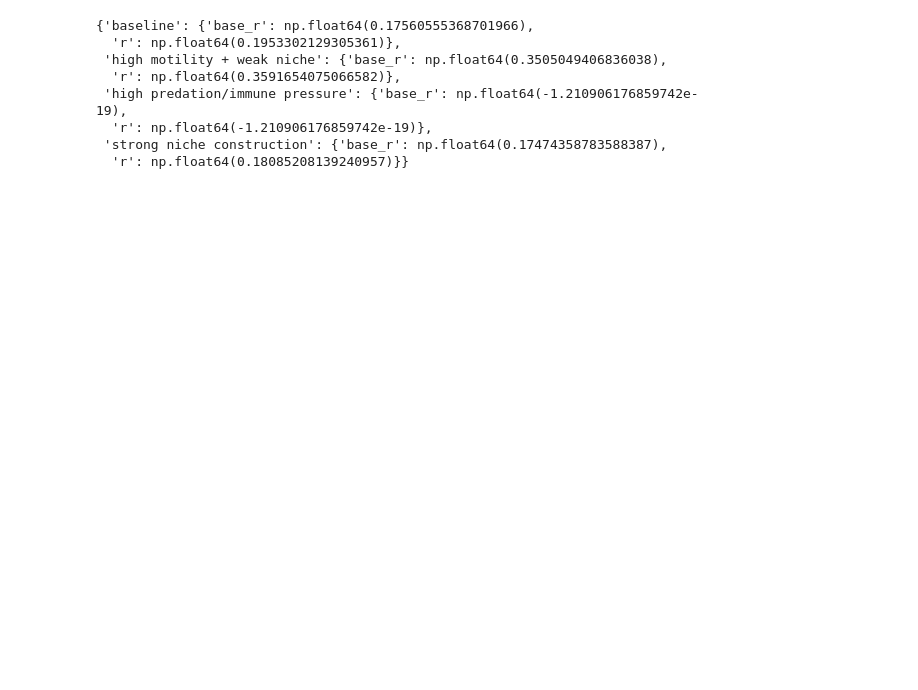
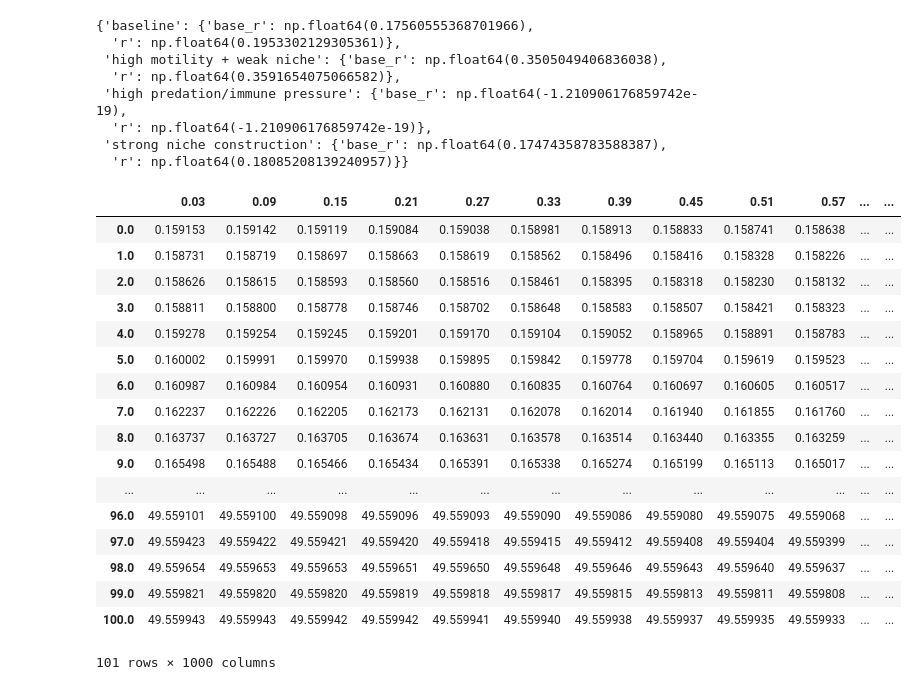
Before and after one commit to cancer-ecology-center/tumor-ecology-models, a Jupyter notebook: scripts/figures.ipynb, the cells around one changed output. Saved outputs shown, nothing was run; the diff lists cells and outputs as text; code cells hidden in the pictures; blank space fills up the shorter version.

```diff
--- a/scripts/figures.ipynb
+++ b/scripts/figures.ipynb
@@ -1002,3 +761,24 @@ slopes
   'r': np.float64(-1.210906176859742e-19)},
  'strong niche construction': {'base_r': np.float64(0.17474358783588387),
   'r': np.float64(0.18085208139240957)}}
+# %%
+rel
+# %% [output]
+|  | 0.03 | 0.09 | 0.15 | 0.21 | 0.27 | 0.33 | 0.39 | 0.45 | 0.51 | 0.57 | ... | ... |
+| 0.0 | 0.159153 | 0.159142 | 0.159119 | 0.159084 | 0.159038 | 0.158981 | 0.158913 | 0.158833 | 0.158741 | 0.158638 | ... | ... |
+| 1.0 | 0.158731 | 0.158719 | 0.158697 | 0.158663 | 0.158619 | 0.158562 | 0.158496 | 0.158416 | 0.158328 | 0.158226 | ... | ... |
+| 2.0 | 0.158626 | 0.158615 | 0.158593 | 0.158560 | 0.158516 | 0.158461 | 0.158395 | 0.158318 | 0.158230 | 0.158132 | ... | ... |
+| 3.0 | 0.158811 | 0.158800 | 0.158778 | 0.158746 | 0.158702 | 0.158648 | 0.158583 | 0.158507 | 0.158421 | 0.158323 | ... | ... |
+| 4.0 | 0.159278 | 0.159254 | 0.159245 | 0.159201 | 0.159170 | 0.159104 | 0.159052 | 0.158965 | 0.158891 | 0.158783 | ... | ... |
+| 5.0 | 0.160002 | 0.159991 | 0.159970 | 0.159938 | 0.159895 | 0.159842 | 0.159778 | 0.159704 | 0.159619 | 0.159523 | ... | ... |
+| 6.0 | 0.160987 | 0.160984 | 0.160954 | 0.160931 | 0.160880 | 0.160835 | 0.160764 | 0.160697 | 0.160605 | 0.160517 | ... | ... |
+| 7.0 | 0.162237 | 0.162226 | 0.162205 | 0.162173 | 0.162131 | 0.162078 | 0.162014 | 0.161940 | 0.161855 | 0.161760 | ... | ... |
+| 8.0 | 0.163737 | 0.163727 | 0.163705 | 0.163674 | 0.163631 | 0.163578 | 0.163514 | 0.163440 | 0.163355 | 0.163259 | ... | ... |
+| 9.0 | 0.165498 | 0.165488 | 0.165466 | 0.165434 | 0.165391 | 0.165338 | 0.165274 | 0.165199 | 0.165113 | 0.165017 | ... | ... |
+| ... | ... | ... | ... | ... | ... | ... | ... | ... | ... | ... | ... | ... |
+| 96.0 | 49.559101 | 49.559100 | 49.559098 | 49.559096 | 49.559093 | 49.559090 | 49.559086 | 49.559080 | 49.559075 | 49.559068 | ... | ... |
+| 97.0 | 49.559423 | 49.559422 | 49.559421 | 49.559420 | 49.559418 | 49.559415 | 49.559412 | 49.559408 | 49.559404 | 49.559399 | ... | ... |
+| 98.0 | 49.559654 | 49.559653 | 49.559653 | 49.559651 | 49.559650 | 49.559648 | 49.559646 | 49.559643 | 49.559640 | 49.559637 | ... | ... |
+| 99.0 | 49.559821 | 49.559820 | 49.559820 | 49.559819 | 49.559818 | 49.559817 | 49.559815 | 49.559813 | 49.559811 | 49.559808 | ... | ... |
+| 100.0 | 49.559943 | 49.559943 | 49.559942 | 49.559942 | 49.559941 | 49.559940 | 49.559938 | 49.559937 | 49.559935 | 49.559933 | ... | ... |
+101 rows × 1000 columns
```
Also changed, not shown: parts of 17 cells of this notebook.
